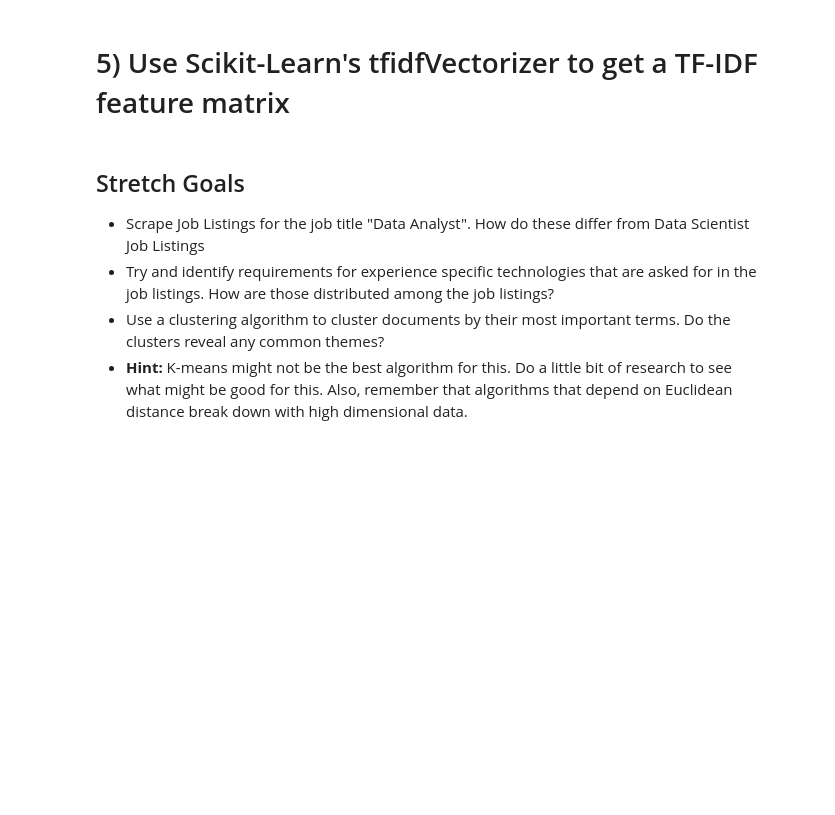
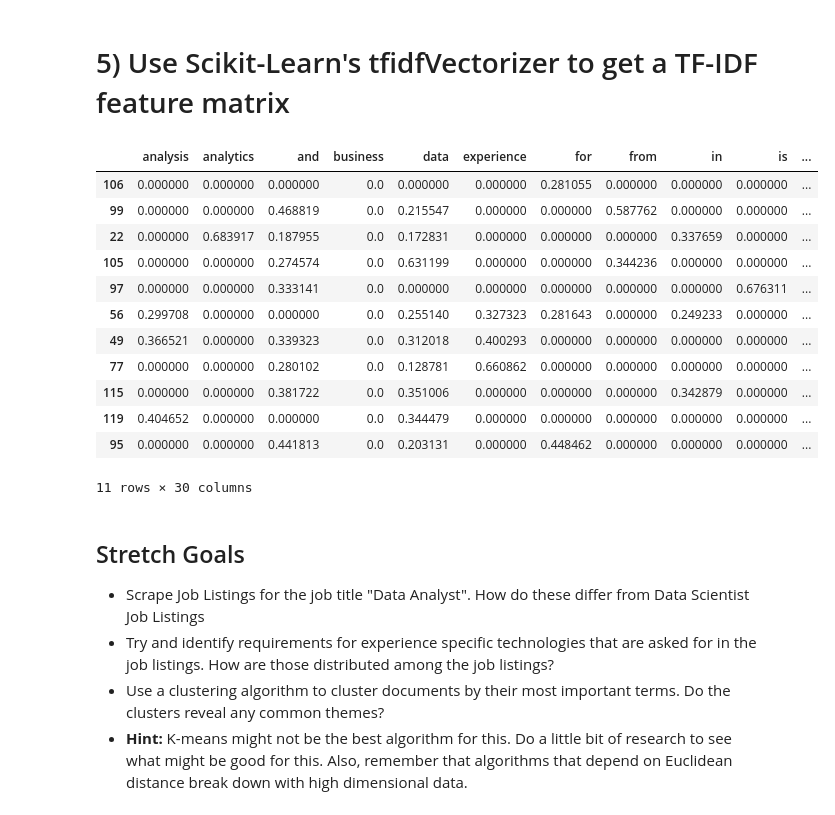
Before and after one commit to wel51x/DS-Unit-4-Sprint-2-NLP, a Jupyter notebook: My_LS_DS_422_BOW_Assignment.ipynb, the cells around one changed output. Drawn from its saved outputs; the diff is of its cells as text; code cells hidden in the pictures; blank space fills up the shorter version.

```diff
--- a/My_LS_DS_422_BOW_Assignment.ipynb
+++ b/My_LS_DS_422_BOW_Assignment.ipynb
@@ -139,3 +145,29 @@ plt.show()
+# %%
+##### Your Code Here #####
+# Instantiate vectorizer object
+tfidf = TfidfVectorizer(max_features = 30)
+# Create a vocabulary and get word counts per document
+feature_matrix = tfidf.fit_transform(listings)
+# Get feature names to use as dataframe column headers
+feature_names = tfidf.get_feature_names()
+
+# View Feature Matrix as DataFrame
+df = pd.DataFrame(feature_matrix.toarray(), columns=feature_names)
+df.sample(11)
+# %% [output]
+|  | analysis | analytics | and | business | data | experience | for | from | in | is | ... |
+| 106 | 0.000000 | 0.000000 | 0.000000 | 0.0 | 0.000000 | 0.000000 | 0.281055 | 0.000000 | 0.000000 | 0.000000 | ... |
+| 99 | 0.000000 | 0.000000 | 0.468819 | 0.0 | 0.215547 | 0.000000 | 0.000000 | 0.587762 | 0.000000 | 0.000000 | ... |
+| 22 | 0.000000 | 0.683917 | 0.187955 | 0.0 | 0.172831 | 0.000000 | 0.000000 | 0.000000 | 0.337659 | 0.000000 | ... |
+| 105 | 0.000000 | 0.000000 | 0.274574 | 0.0 | 0.631199 | 0.000000 | 0.000000 | 0.344236 | 0.000000 | 0.000000 | ... |
+| 97 | 0.000000 | 0.000000 | 0.333141 | 0.0 | 0.000000 | 0.000000 | 0.000000 | 0.000000 | 0.000000 | 0.676311 | ... |
+| 56 | 0.299708 | 0.000000 | 0.000000 | 0.0 | 0.255140 | 0.327323 | 0.281643 | 0.000000 | 0.249233 | 0.000000 | ... |
+| 49 | 0.366521 | 0.000000 | 0.339323 | 0.0 | 0.312018 | 0.400293 | 0.000000 | 0.000000 | 0.000000 | 0.000000 | ... |
+| 77 | 0.000000 | 0.000000 | 0.280102 | 0.0 | 0.128781 | 0.660862 | 0.000000 | 0.000000 | 0.000000 | 0.000000 | ... |
+| 115 | 0.000000 | 0.000000 | 0.381722 | 0.0 | 0.351006 | 0.000000 | 0.000000 | 0.000000 | 0.342879 | 0.000000 | ... |
+| 119 | 0.404652 | 0.000000 | 0.000000 | 0.0 | 0.344479 | 0.000000 | 0.000000 | 0.000000 | 0.000000 | 0.000000 | ... |
+| 95 | 0.000000 | 0.000000 | 0.441813 | 0.0 | 0.203131 | 0.000000 | 0.448462 | 0.000000 | 0.000000 | 0.000000 | ... |
+11 rows × 30 columns
 # %% [markdown]
 ## Stretch Goals
 
```
Also changed, not shown: parts of 7 cells of this notebook.
